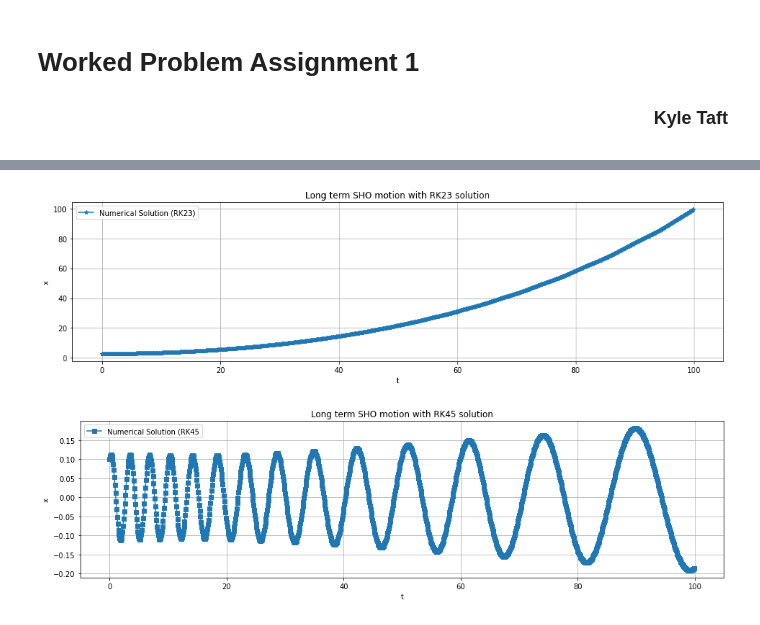
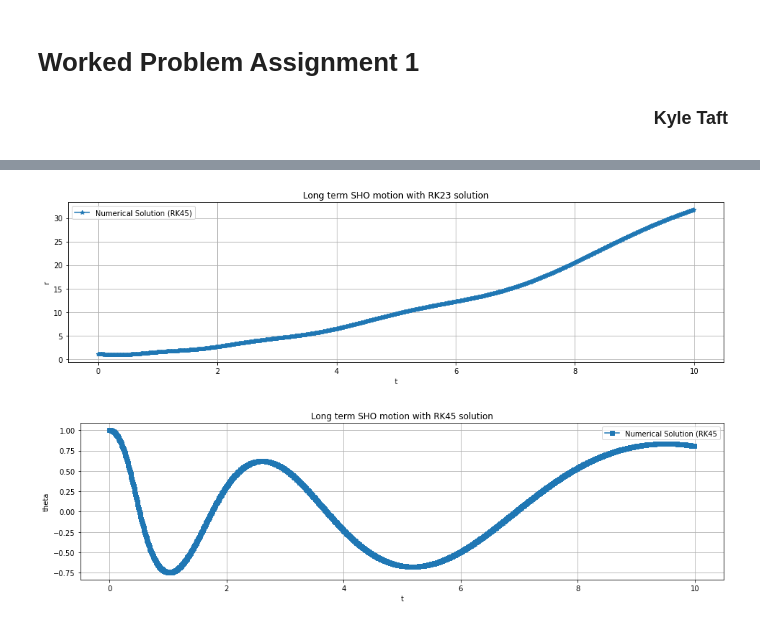
Before and after one commit to KyleTaft/Fall23, a Jupyter notebook: PHY415/workedProblem1 - KyleTaft attempt2.ipynb, the cells around one changed output, grey strips where cells are left out. Saved outputs shown, nothing was run; the diff lists cells and outputs as text; code cells hidden in the pictures.

```diff
--- a/PHY415/workedProblem1 - KyleTaft attempt2.ipynb
+++ b/PHY415/workedProblem1 - KyleTaft attempt2.ipynb
@@ -32,14 +60,6 @@ def diffyqs(t, curr_vals, g):
     return v, vdot, omega, omegadot
 
 # 2. Time Setup
-tmax = 100
-dt = 0.1 # unneccecarily small dt to make plot super smooth
+tmax = 10
+dt = 0.01 # unneccecarily small dt to make plot super smooth
 t = np.arange(0, tmax, dt)
-
-# 3. Parameters and Initial Conditions
-c = 1
-g = 9.81
-x0 = [2.6,0,0.1,0.1]
-
-# 4. Call Integrator
-solved = solve_ivp(diffyqs, (0, tmax), x0, t_eval = t, args = (g, ), method="RK45")
@@ -46,21 +96,30 @@ solved = solve_ivp(diffyqs, (0, tmax), x0, t_eval = t, args = (g, ), method="RK4
 # %%
+# Here we choose initial conditions that farther from stability
+
+# 3. Parameters and Initial Conditions
+g = 9.81
+x0 = [1,0,1,0.01]
+
+# 4. Call Integrator
+solved = solve_ivp(diffyqs, (0, tmax), x0, t_eval = t, args = (g, ), method="RK45")
+
 plt.figure(figsize=(16, 4))
 #plt.plot(t, analytic_sol(t, omega2**0.5,initial_condition), label = "Analytic Solution", linewidth = 3)
-plt.plot(t, solved.y[0], label = "Numerical Solution (RK23)", marker='*')
+plt.plot(t, solved.y[0], label = "Numerical Solution (RK45)", marker='*')
 plt.title("Long term SHO motion with RK23 solution")
 plt.xlabel("t")
-plt.ylabel("x")
+plt.ylabel("r")
 plt.legend()
 plt.grid()
 
 plt.figure(figsize=(16,4))
 #plt.plot(t,analytic_sol(t, omega2**0.5,initial_condition), label = "Analytic Solution", linewidth = 3)
 plt.plot(t,solved.y[2], label = "Numerical Solution (RK45", marker='s')
 plt.title("Long term SHO motion with RK45 solution")
 plt.xlabel("t")
-plt.ylabel("x")
+plt.ylabel("theta")
 plt.legend()
 plt.grid()
 # %% [output]
-[figure, old version]
+[figure, new version]
-[figure, old version]
+[figure, new version]
```
Also changed, not shown: parts of 7 cells of this notebook, 1 other file.
